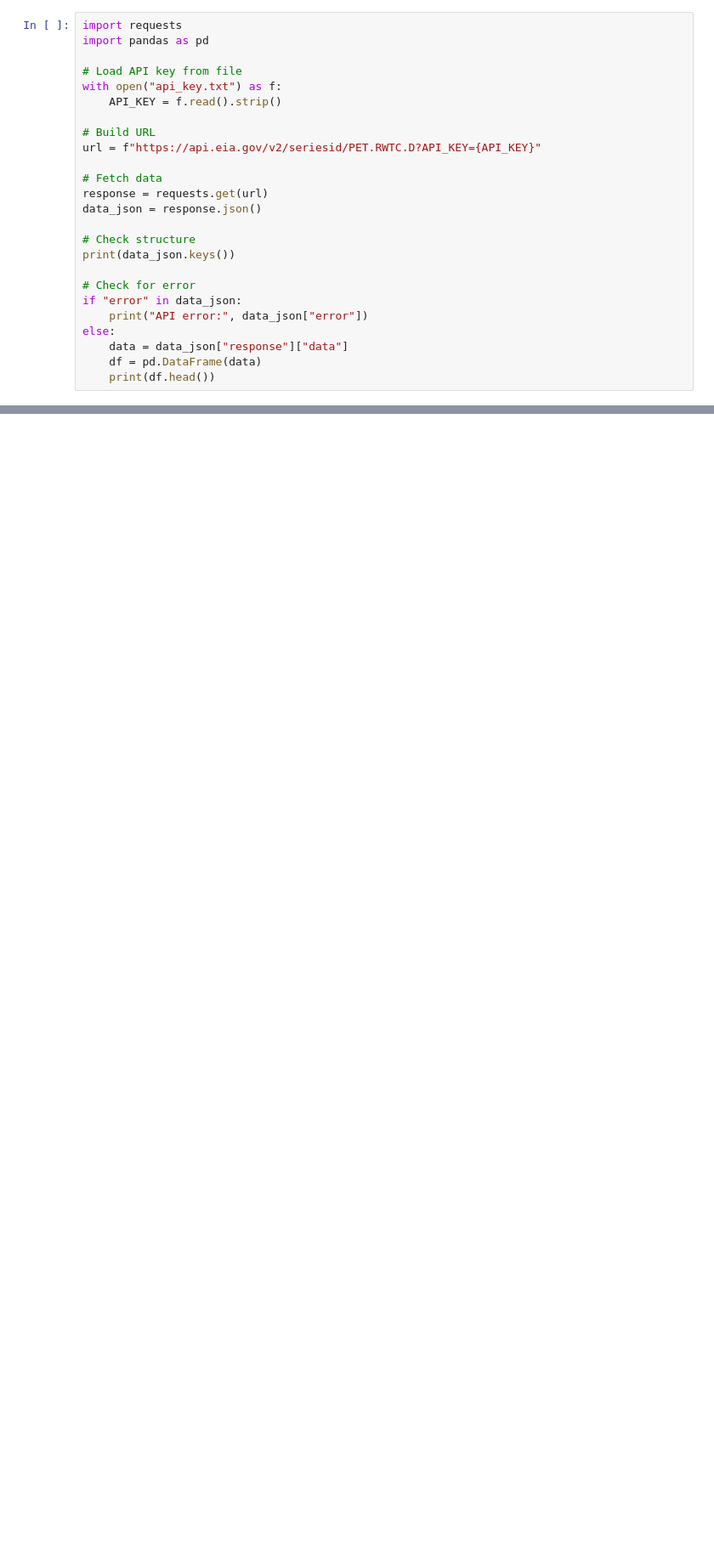
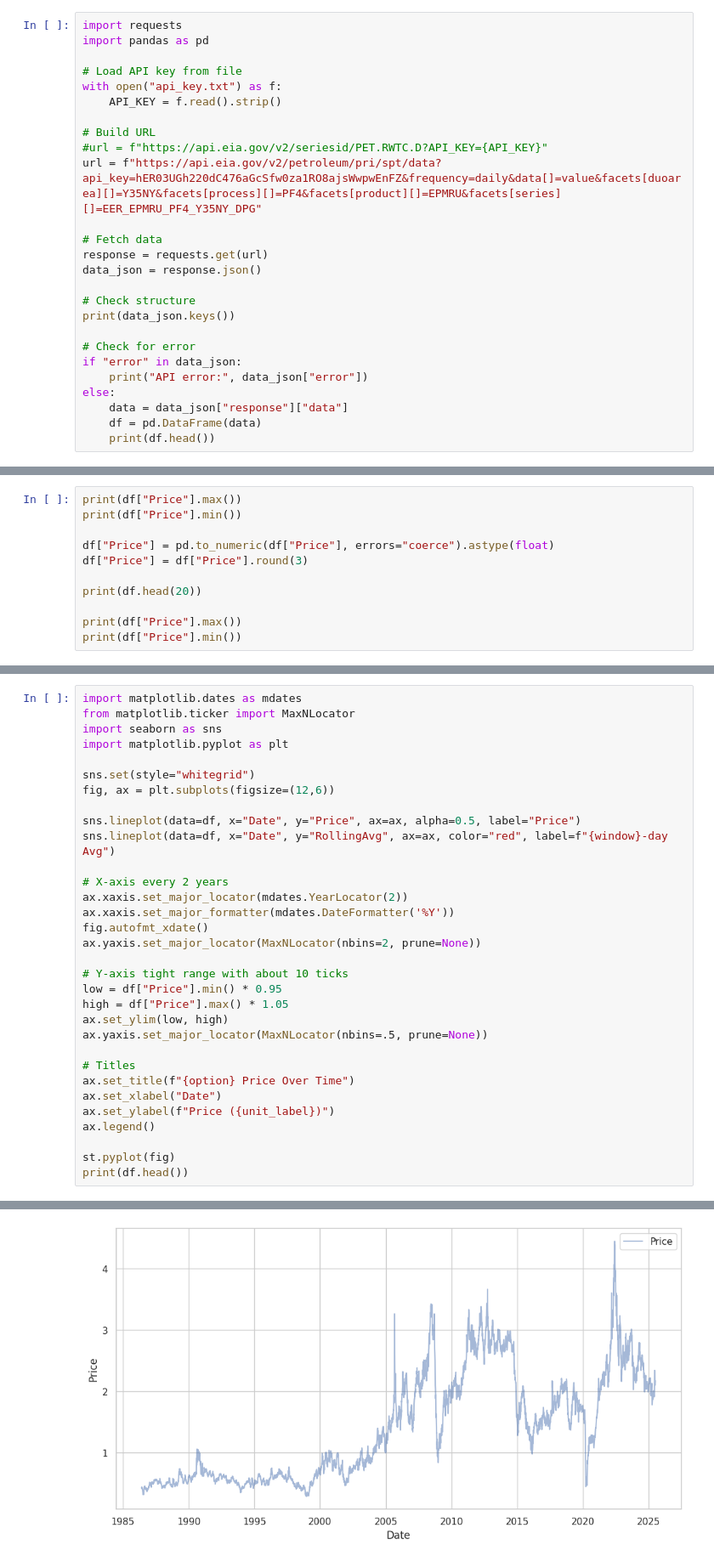
Before and after one commit to MegaGuyRy/ds_prac, a Jupyter notebook: data_cleaning.ipynb, the cells around one changed output, grey strips where cells are left out. Shown at 85% size. Cells and saved outputs as stored; diff of their text form; blank space fills up the shorter version.

```diff
--- a/data_cleaning.ipynb
+++ b/data_cleaning.ipynb
@@ -7,7 +7,8 @@ with open("api_key.txt") as f:
     API_KEY = f.read().strip()
 
 # Build URL
-url = f"https://api.eia.gov/v2/seriesid/PET.RWTC.D?API_KEY={API_KEY}"
+#url = f"https://api.eia.gov/v2/seriesid/PET.RWTC.D?API_KEY={API_KEY}"
+url = f"https://api.eia.gov/v2/petroleum/pri/spt/data?api_key=hER03UGh220dC476aGcSfw0za1RO8ajsWwpwEnFZ&frequency=daily&data[]=value&facets[duoarea][]=Y35NY&facets[process][]=PF4&facets[product][]=EPMRU&facets[series][]=EER_EPMRU_PF4_Y35NY_DPG"
 
 # Fetch data
 response = requests.get(url)
@@ -67,0 +71,11 @@ print(df.tail())
+# %%
+print(df["Price"].max())
+print(df["Price"].min())
+
+df["Price"] = pd.to_numeric(df["Price"], errors="coerce").astype(float)
+df["Price"] = df["Price"].round(3)
+
+print(df.head(20))
+
+print(df["Price"].max())
+print(df["Price"].min())
@@ -67,0 +100,33 @@ print(df.tail())
+# %%
+import matplotlib.dates as mdates
+from matplotlib.ticker import MaxNLocator
+import seaborn as sns
+import matplotlib.pyplot as plt
+
+sns.set(style="whitegrid")
+fig, ax = plt.subplots(figsize=(12,6))
+
+sns.lineplot(data=df, x="Date", y="Price", ax=ax, alpha=0.5, label="Price")
+sns.lineplot(data=df, x="Date", y="RollingAvg", ax=ax, color="red", label=f"{window}-day Avg")
+
+# X-axis every 2 years
+ax.xaxis.set_major_locator(mdates.YearLocator(2))
+ax.xaxis.set_major_formatter(mdates.DateFormatter('%Y'))
+fig.autofmt_xdate()
+ax.yaxis.set_major_locator(MaxNLocator(nbins=2, prune=None))
+
+# Y-axis tight range with about 10 ticks
+low = df["Price"].min() * 0.95
+high = df["Price"].max() * 1.05
+ax.set_ylim(low, high)
+ax.yaxis.set_major_locator(MaxNLocator(nbins=.5, prune=None))
+
+# Titles
+ax.set_title(f"{option} Price Over Time")
+ax.set_xlabel("Date")
+ax.set_ylabel(f"Price ({unit_label})")
+ax.legend()
+
+st.pyplot(fig)
+print(df.head())
+# %% [output]
@@ -67,0 +134 @@ print(df.tail())
+[figure, added]
```
Also changed, not shown: parts of 5 cells of this notebook, 2 other files.
